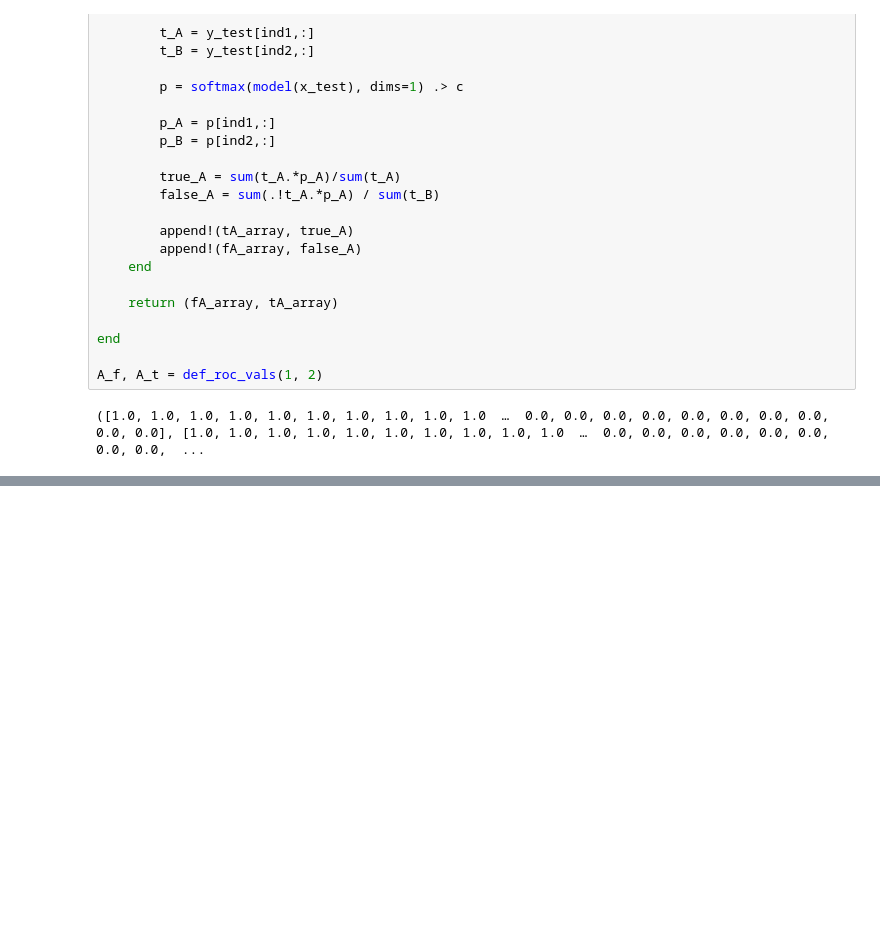
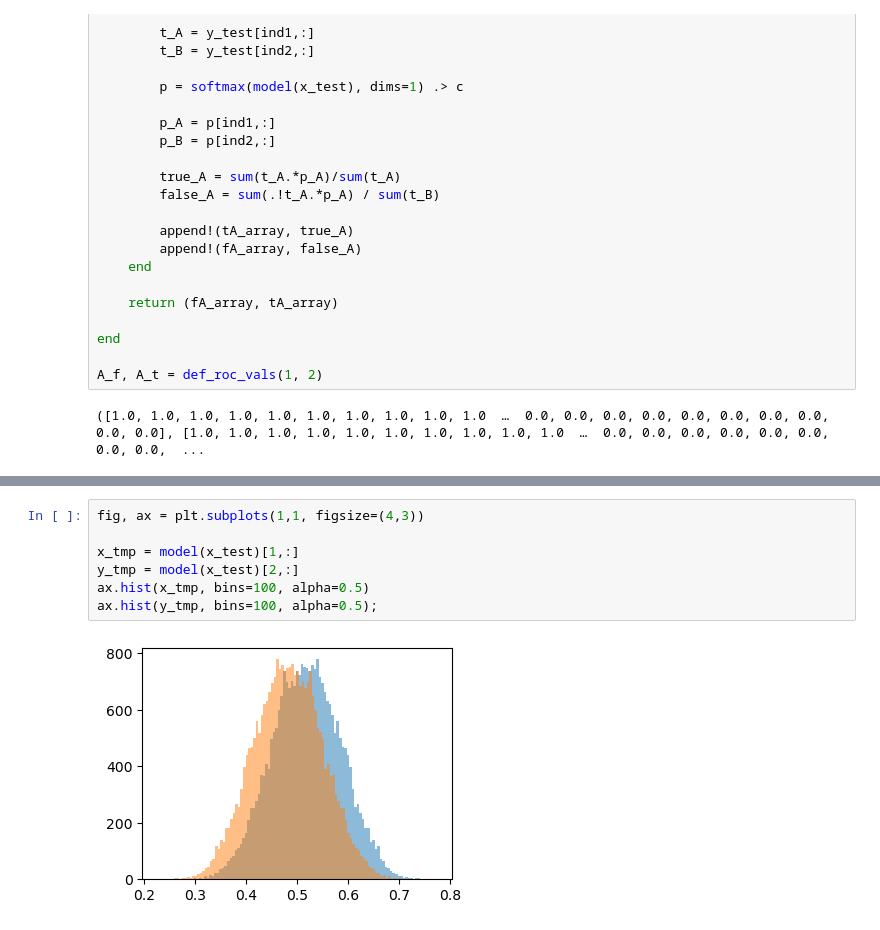
Before and after one commit to VasylHafych/Parallel_Sampling, a Jupyter notebook: notebooks/9-Classification.ipynb, the cells around one changed output, grey strips where cells are left out. Drawn from its saved outputs; the diff is of its cells as text; blank space fills up the shorter version.

```diff
--- a/notebooks/9-Classification.ipynb
+++ b/notebooks/9-Classification.ipynb
@@ -225,0 +231,9 @@ length(0.0:0.002:1)
+# %%
+fig, ax = plt.subplots(1,1, figsize=(4,3))
+
+x_tmp = model(x_test)[1,:]
+y_tmp = model(x_test)[2,:]
+ax.hist(x_tmp, bins=100, alpha=0.5)
+ax.hist(y_tmp, bins=100, alpha=0.5);
+# %% [output]
+[figure, added]
```
Also changed, not shown: parts of 17 cells of this notebook, 11 other files.
